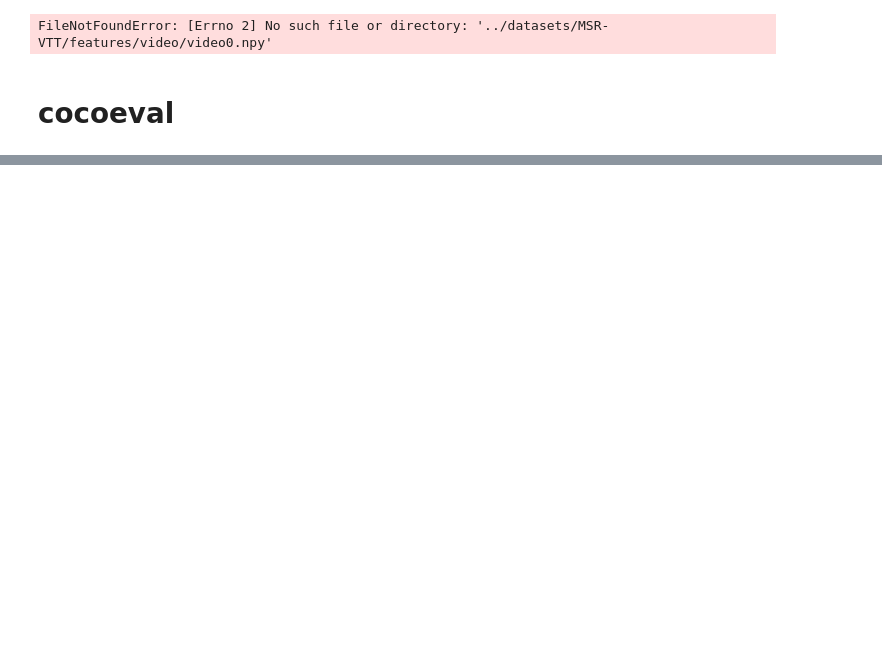
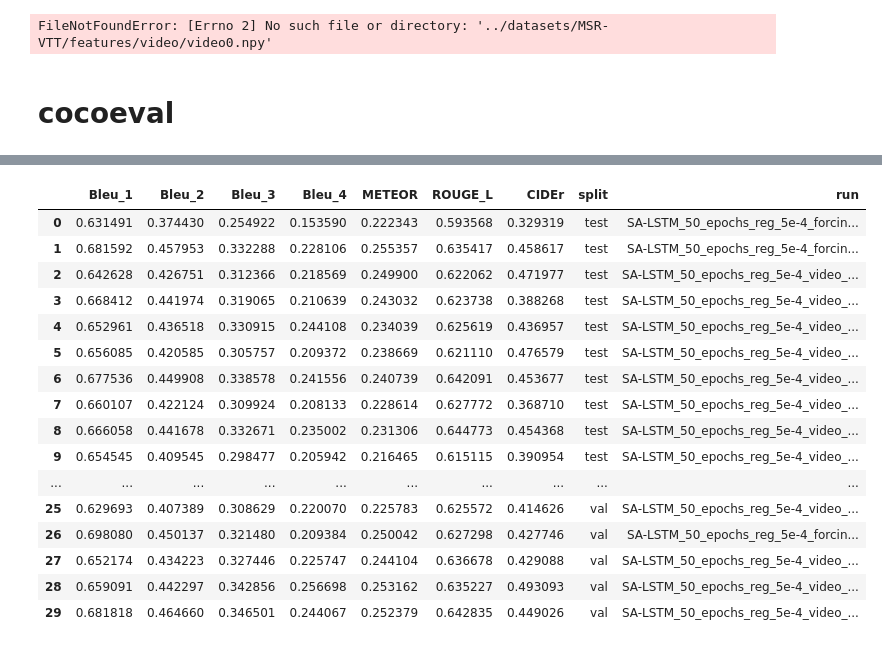
Before and after one commit to hmartelb/multimodal-video-captioning, a Jupyter notebook: nb/testing.ipynb, the cells around one changed output, grey strips where cells are left out. Saved outputs shown, nothing was run; the diff lists cells and outputs as text; code cells hidden in the pictures; blank space fills up the shorter version.

```diff
--- a/nb/testing.ipynb
+++ b/nb/testing.ipynb
@@ -846,3 +846,0 @@ from losses import NLPScore
-# %%
-for csv in glob.glob("./checkpoints/results/*/*.csv"):
-    splt, exp = csv.split("/")[-2:]
@@ -877,0 +847,15 @@ df.head()
+# %%
+scores = []
+for csv in glob.glob("./checkpoints/results/*/*.csv"):
+    spilt, exp = csv.split("/")[-2:]
+    df = pd.read_csv(csv)
+    pred = df.set_index('Unnamed: 0')['generated_captions'].apply(literal_eval).to_dict()
+    gts = df.set_index('Unnamed: 0')['true_captions'].apply(literal_eval).to_dict()
+    score = NLPScore(gts, pred)
+    score['split'] = spilt
+    score['run'] = exp
+
+    scores.append(score)
+
+result =  pd.DataFrame.from_dict(scores)
+result.to_csv('NLP_score_batch1.csv')
@@ -877,0 +880,20 @@ df.head()
+# %%
+result
+# %% [output]
+|  | Bleu_1 | Bleu_2 | Bleu_3 | Bleu_4 | METEOR | ROUGE_L | CIDEr | split | run |
+| 0 | 0.631491 | 0.374430 | 0.254922 | 0.153590 | 0.222343 | 0.593568 | 0.329319 | test | SA-LSTM_50_epochs_reg_5e-4_forcin... |
+| 1 | 0.681592 | 0.457953 | 0.332288 | 0.228106 | 0.255357 | 0.635417 | 0.458617 | test | SA-LSTM_50_epochs_reg_5e-4_forcin... |
+| 2 | 0.642628 | 0.426751 | 0.312366 | 0.218569 | 0.249900 | 0.622062 | 0.471977 | test | SA-LSTM_50_epochs_reg_5e-4_video_... |
+| 3 | 0.668412 | 0.441974 | 0.319065 | 0.210639 | 0.243032 | 0.623738 | 0.388268 | test | SA-LSTM_50_epochs_reg_5e-4_video_... |
+| 4 | 0.652961 | 0.436518 | 0.330915 | 0.244108 | 0.234039 | 0.625619 | 0.436957 | test | SA-LSTM_50_epochs_reg_5e-4_video_... |
+| 5 | 0.656085 | 0.420585 | 0.305757 | 0.209372 | 0.238669 | 0.621110 | 0.476579 | test | SA-LSTM_50_epochs_reg_5e-4_video_... |
+| 6 | 0.677536 | 0.449908 | 0.338578 | 0.241556 | 0.240739 | 0.642091 | 0.453677 | test | SA-LSTM_50_epochs_reg_5e-4_video_... |
+| 7 | 0.660107 | 0.422124 | 0.309924 | 0.208133 | 0.228614 | 0.627772 | 0.368710 | test | SA-LSTM_50_epochs_reg_5e-4_video_... |
+| 8 | 0.666058 | 0.441678 | 0.332671 | 0.235002 | 0.231306 | 0.644773 | 0.454368 | test | SA-LSTM_50_epochs_reg_5e-4_video_... |
+| 9 | 0.654545 | 0.409545 | 0.298477 | 0.205942 | 0.216465 | 0.615115 | 0.390954 | test | SA-LSTM_50_epochs_reg_5e-4_video_... |
+| ... | ... | ... | ... | ... | ... | ... | ... | ... | ... |
+| 25 | 0.629693 | 0.407389 | 0.308629 | 0.220070 | 0.225783 | 0.625572 | 0.414626 | val | SA-LSTM_50_epochs_reg_5e-4_video_... |
+| 26 | 0.698080 | 0.450137 | 0.321480 | 0.209384 | 0.250042 | 0.627298 | 0.427746 | val | SA-LSTM_50_epochs_reg_5e-4_forcin... |
+| 27 | 0.652174 | 0.434223 | 0.327446 | 0.225747 | 0.244104 | 0.636678 | 0.429088 | val | SA-LSTM_50_epochs_reg_5e-4_video_... |
+| 28 | 0.659091 | 0.442297 | 0.342856 | 0.256698 | 0.253162 | 0.635227 | 0.493093 | val | SA-LSTM_50_epochs_reg_5e-4_video_... |
+| 29 | 0.681818 | 0.464660 | 0.346501 | 0.244067 | 0.252379 | 0.642835 | 0.449026 | val | SA-LSTM_50_epochs_reg_5e-4_video_... |
```
Also changed, not shown: parts of 6 cells of this notebook, 2 other files.
